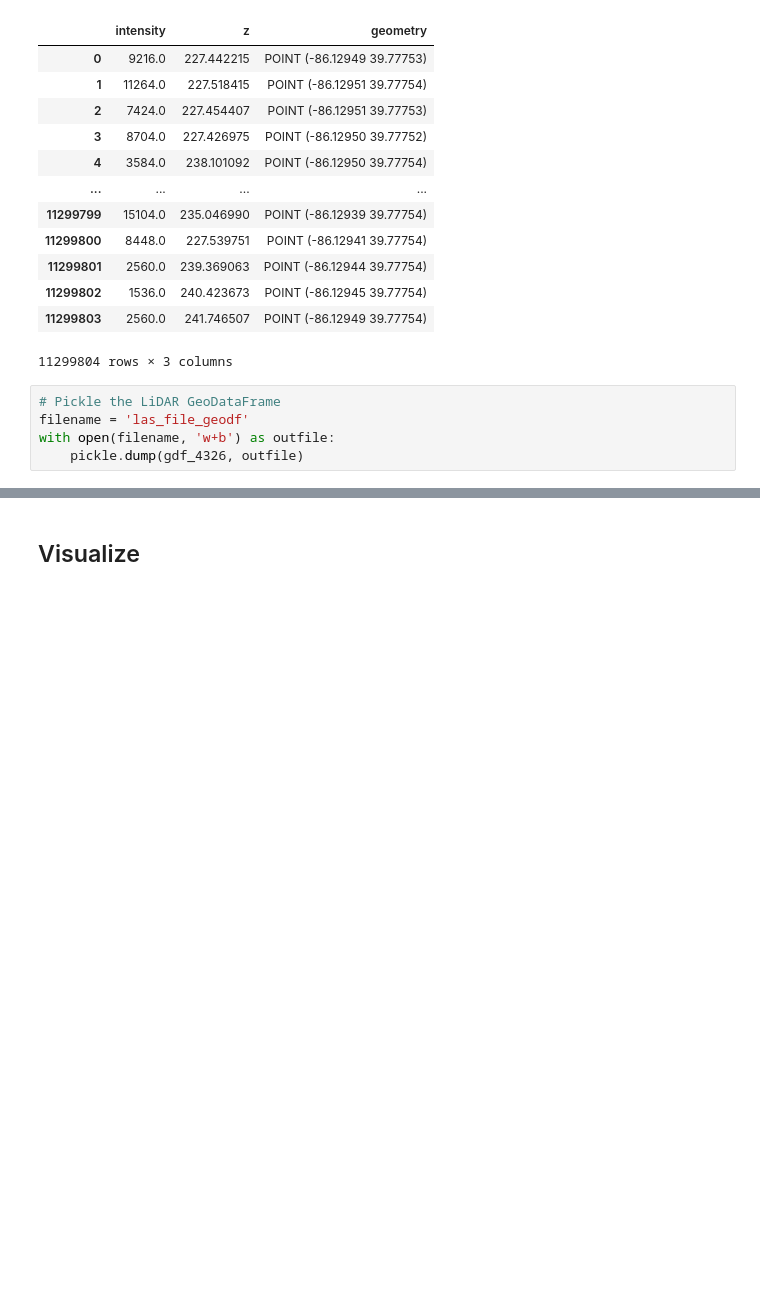
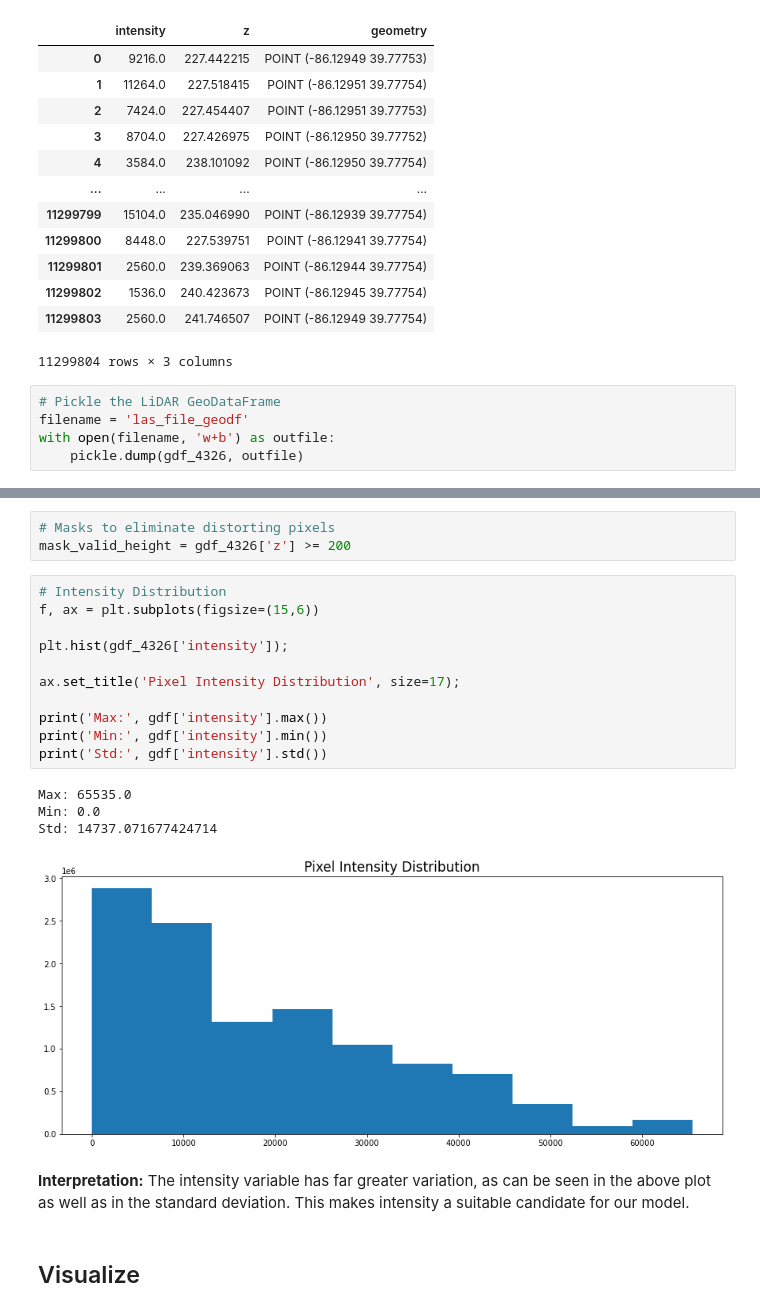
Before and after one commit to zach-brown-18/is-it-abandoned, a Jupyter notebook: Data_ingestion.ipynb, the cells around one changed output, grey strips where cells are left out. Drawn from its saved outputs; the diff is of its cells as text; blank space fills up the shorter version.

```diff
--- a/Data_ingestion.ipynb
+++ b/Data_ingestion.ipynb
@@ -149,2 +182,23 @@ with open(filename, 'w+b') as outfile:
+# %%
+# Masks to eliminate distorting pixels
+mask_valid_height = gdf_4326['z'] >= 200
+# %%
+# Intensity Distribution
+f, ax = plt.subplots(figsize=(15,6))
+
+plt.hist(gdf_4326['intensity']);
+
+ax.set_title('Pixel Intensity Distribution', size=17);
+
+print('Max:', gdf['intensity'].max())
+print('Min:', gdf['intensity'].min())
+print('Std:', gdf['intensity'].std())
+# %% [output]
+Max: 65535.0
+Min: 0.0
+Std: 14737.071677424714
+[figure, added]
+# %% [markdown]
+**Interpretation:** The intensity variable has far greater variation, as can be seen in the above plot as well as in the standard deviation. This makes intensity a suitable candidate for our model.
 # %% [markdown]
 ## Visualize
```
Also changed, not shown: parts of 8 cells of this notebook, 7 other files.
